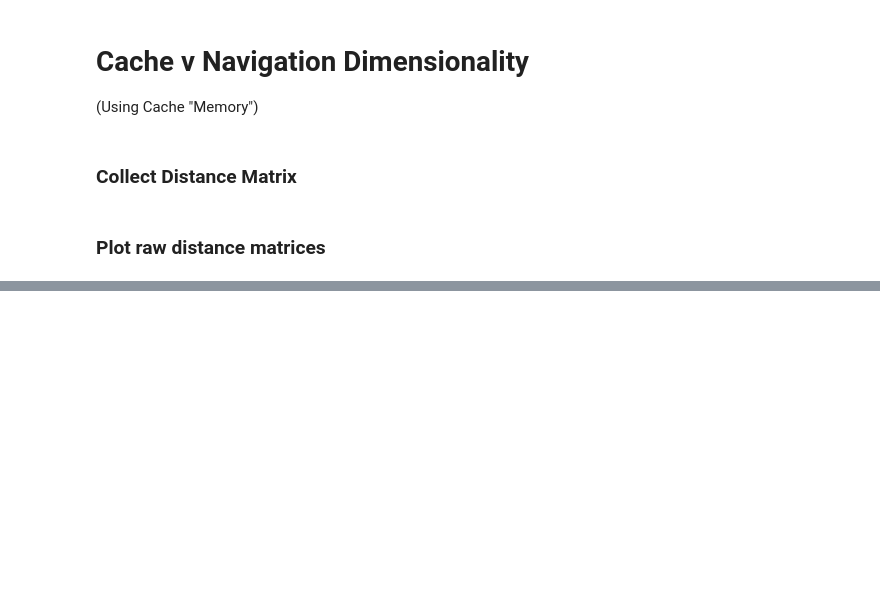
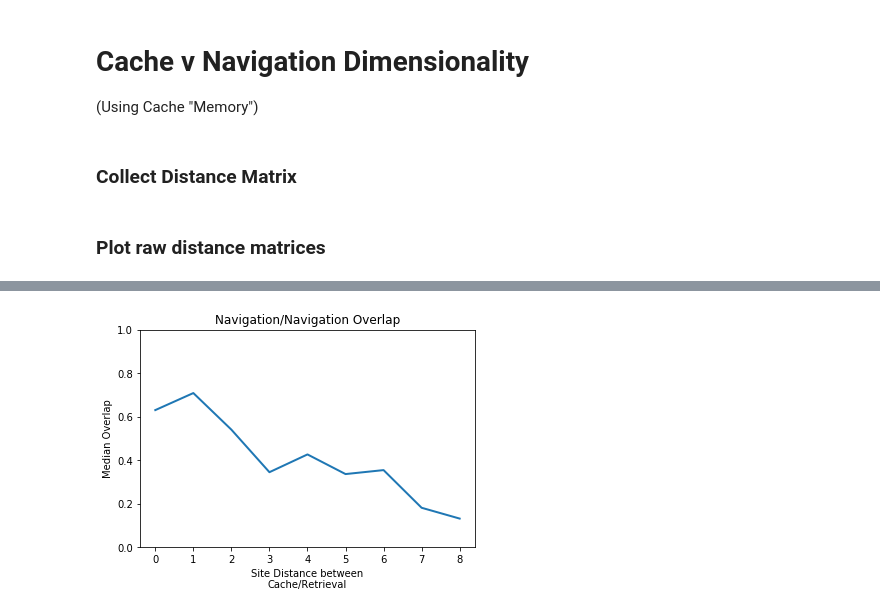
Before and after one commit to chingf/cache-arena-analysis, a Jupyter notebook: notebooks/2-population-reactivation-analysis/3-reactivation-distance-matrices.ipynb, the cells around one changed output, grey strips where cells are left out. Saved outputs shown, nothing was run; the diff lists cells and outputs as text; code cells hidden in the pictures; blank space fills up the shorter version.

```diff
--- a/notebooks/2-population-reactivation-analysis/3-reactivation-distance-matrices.ipynb
+++ b/notebooks/2-population-reactivation-analysis/3-reactivation-distance-matrices.ipynb
@@ -301,0 +361,12 @@ plt.show()
+# %%
+plt.plot(
+    np.arange(9), [np.nanmedian(v) for v in vals_by_sitedist],
+    linewidth=2
+    )
+plt.ylim(0, 1)
+plt.title("Navigation/Navigation Overlap")
+plt.xlabel("Site Distance between\nCache/Retrieval")
+plt.ylabel("Median Overlap")
+plt.show()
+# %% [output]
+[figure, added]
```
Also changed, not shown: parts of 6 cells of this notebook.
